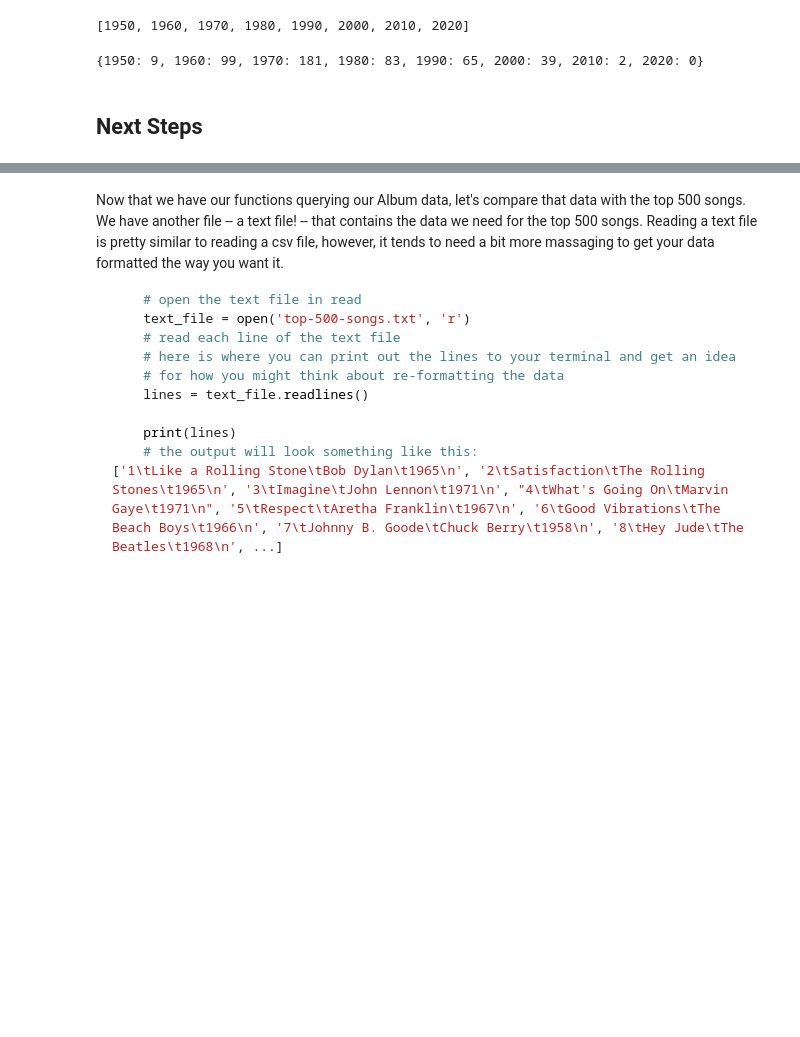
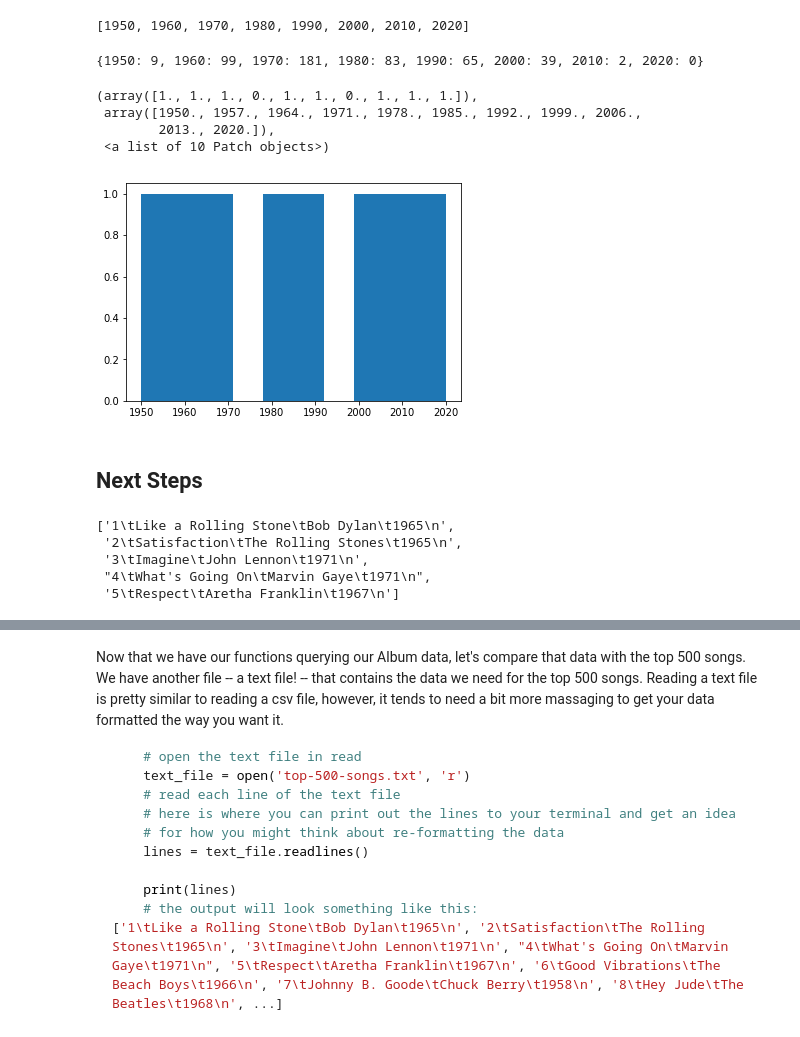
Before and after one commit to pauly51994/nyc-mhtn-ds-071519-lectures, a Jupyter notebook: week-1/rolling-stones/rolling-stones.ipynb, the cells around one changed output, grey strips where cells are left out. Cells and saved outputs as stored; diff of their text form; code cells hidden in the pictures; blank space fills up the shorter version.

Commit message:
cleaned up text file in rolling stones

```diff
--- a/week-1/rolling-stones/rolling-stones.ipynb
+++ b/week-1/rolling-stones/rolling-stones.ipynb
@@ -212,9 +214,31 @@ def split_decades(albums):
     for i in list(range(1950, 2030, 10)):
         decades[i] = len(find_by_years(i, i+9))
     return decades
-# %%
-split_decades(albums)
-# %% [output]
-{1950: 9, 1960: 99, 1970: 181, 1980: 83, 1990: 65, 2000: 39, 2010: 2, 2020: 0}
+# %%
+music_decs = split_decades(albums)
+# %%
+print(music_decs)
+x = list(music_decs.keys())
+y = list(music_decs.values())
+# %% [output]
+{1950: 9, 1960: 99, 1970: 181, 1980: 83, 1990: 65, 2000: 39, 2010: 2, 2020: 0}
+# %%
+plt.hist(x)
+# %% [output]
+(array([1., 1., 1., 0., 1., 1., 0., 1., 1., 1.]),
+ array([1950., 1957., 1964., 1971., 1978., 1985., 1992., 1999., 2006.,
+        2013., 2020.]),
+ <a list of 10 Patch objects>)
+[figure, added]
 # %% [markdown]
 ## Next Steps
+# %%
+text_file = open('top-500-songs.txt', 'r')
+lines = text_file.readlines()
+lines[:5]
+# %% [output]
+['1\tLike a Rolling Stone\tBob Dylan\t1965\n',
+ '2\tSatisfaction\tThe Rolling Stones\t1965\n',
+ '3\tImagine\tJohn Lennon\t1971\n',
+ "4\tWhat's Going On\tMarvin Gaye\t1971\n",
+ '5\tRespect\tAretha Franklin\t1967\n']
```
Also changed, not shown: parts of 7 cells of this notebook.
